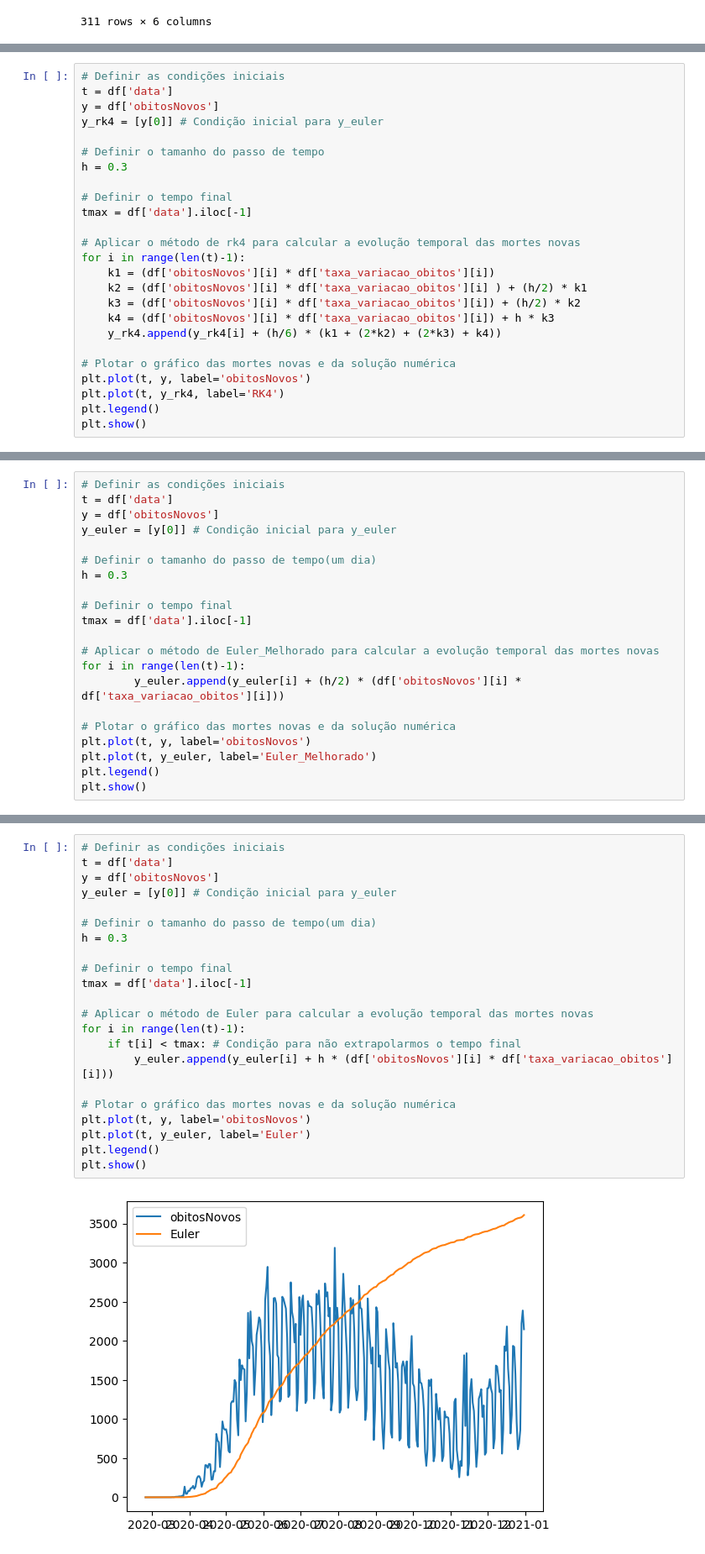
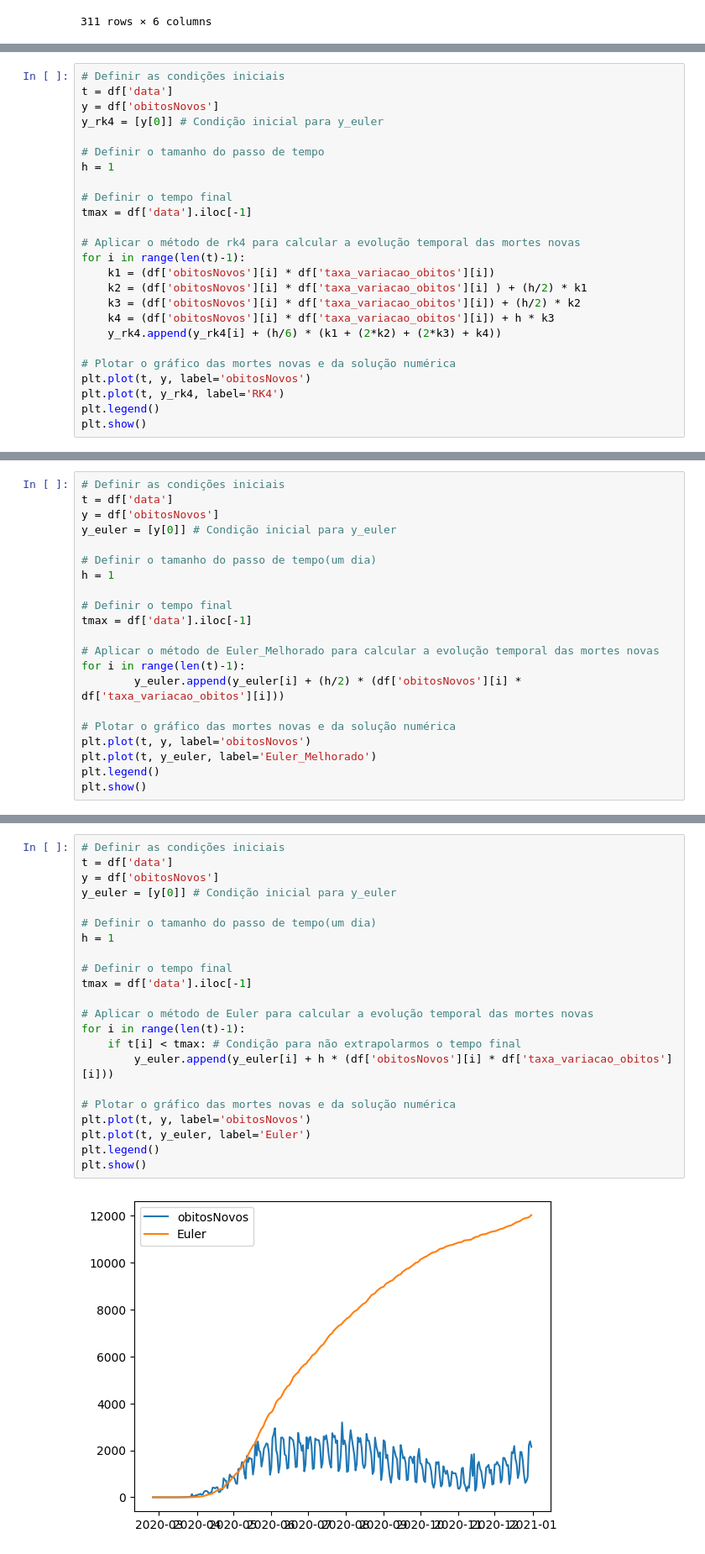
Before and after one commit to ArthurrCr/EDO, a Jupyter notebook: comparativo_casos_totais.ipynb, the cells around one changed output, grey strips where cells are left out. Shown: that part at 84% size. Cells and saved outputs as stored; diff of their text form.

```diff
--- a/comparativo_casos_totais.ipynb
+++ b/comparativo_casos_totais.ipynb
@@ -190,7 +190,7 @@ y = df['obitosNovos']
 y_rk4 = [y[0]] # Condição inicial para y_euler
 
 # Definir o tamanho do passo de tempo
-h = 0.3
+h = 1
 
 # Definir o tempo final
 tmax = df['data'].iloc[-1]
@@ -217,7 +217,7 @@ y = df['obitosNovos']
 y_euler = [y[0]] # Condição inicial para y_euler
 
 # Definir o tamanho do passo de tempo(um dia)
-h = 0.3
+h = 1
 
 # Definir o tempo final
 tmax = df['data'].iloc[-1]
@@ -236,24 +236,24 @@ plt.show()
 # %%
 # Definir as condições iniciais
 t = df['data']
 y = df['obitosNovos']
 y_euler = [y[0]] # Condição inicial para y_euler
 
 # Definir o tamanho do passo de tempo(um dia)
-h = 0.3
+h = 1
 
 # Definir o tempo final
 tmax = df['data'].iloc[-1]
 
 # Aplicar o método de Euler para calcular a evolução temporal das mortes novas
 for i in range(len(t)-1):
     if t[i] < tmax: # Condição para não extrapolarmos o tempo final
         y_euler.append(y_euler[i] + h * (df['obitosNovos'][i] * df['taxa_variacao_obitos'][i]))
 
 # Plotar o gráfico das mortes novas e da solução numérica
 plt.plot(t, y, label='obitosNovos')
 plt.plot(t, y_euler, label='Euler')
 plt.legend()
 plt.show()
 # %% [output]
-[figure, old version]
+[figure, new version]
```
Also changed, not shown: parts of 3 cells of this notebook.
